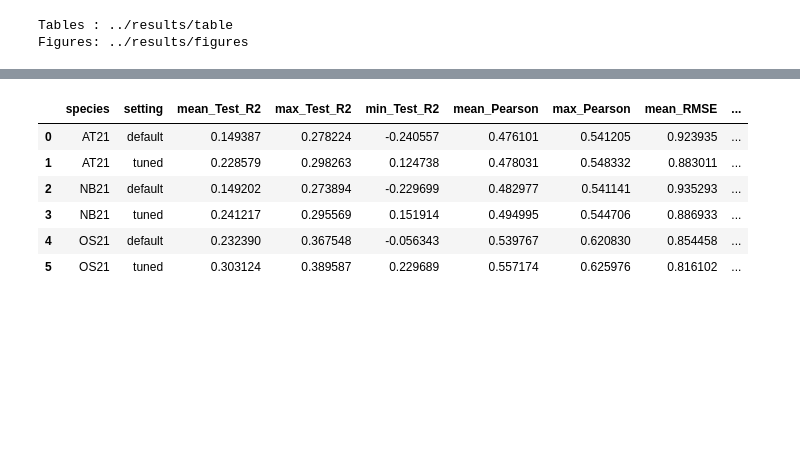
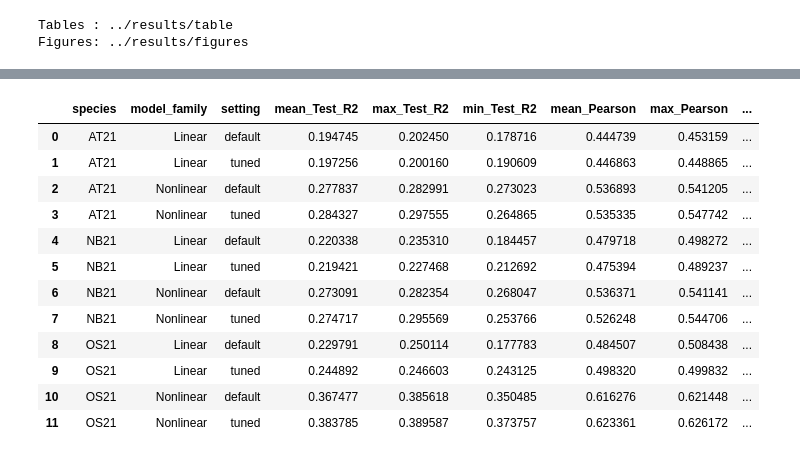
Before and after one commit to ih-11/regression, a Jupyter notebook: notebooks/benchmark_plot.ipynb, the cells around one changed output, grey strips where cells are left out. Saved outputs shown, nothing was run; the diff lists cells and outputs as text; code cells hidden in the pictures; blank space fills up the shorter version.

```diff
--- a/notebooks/benchmark_plot.ipynb
+++ b/notebooks/benchmark_plot.ipynb
@@ -565,36 +533,46 @@ display(
 # %%
 # ============================================
 # Benchmark summary statistics
 # ============================================
 
 summary_df = (
     benchmark_results_df
     .groupby(
-        ["species", "setting"],
+        [
+            "species",
+            "model_family",
+            "setting",
+        ],
         observed=False,
     )
     .agg(
         mean_Test_R2=("Test_R2", "mean"),
         max_Test_R2=("Test_R2", "max"),
         min_Test_R2=("Test_R2", "min"),
 
         mean_Pearson=("Test_Pearson_r", "mean"),
         max_Pearson=("Test_Pearson_r", "max"),
 
         mean_RMSE=("Test_RMSE", "mean"),
         mean_MAE=("Test_MAE", "mean"),
     )
     .reset_index()
 )
 
 display(summary_df)
 # %% [output]
-|  | species | setting | mean_Test_R2 | max_Test_R2 | min_Test_R2 | mean_Pearson | max_Pearson | mean_RMSE | ... |
-| 0 | AT21 | default | 0.149387 | 0.278224 | -0.240557 | 0.476101 | 0.541205 | 0.923935 | ... |
-| 1 | AT21 | tuned | 0.228579 | 0.298263 | 0.124738 | 0.478031 | 0.548332 | 0.883011 | ... |
-| 2 | NB21 | default | 0.149202 | 0.273894 | -0.229699 | 0.482977 | 0.541141 | 0.935293 | ... |
-| 3 | NB21 | tuned | 0.241217 | 0.295569 | 0.151914 | 0.494995 | 0.544706 | 0.886933 | ... |
-| 4 | OS21 | default | 0.232390 | 0.367548 | -0.056343 | 0.539767 | 0.620830 | 0.854458 | ... |
-| 5 | OS21 | tuned | 0.303124 | 0.389587 | 0.229689 | 0.557174 | 0.625976 | 0.816102 | ... |
+|  | species | model_family | setting | mean_Test_R2 | max_Test_R2 | min_Test_R2 | mean_Pearson | max_Pearson | ... |
+| 0 | AT21 | Linear | default | 0.194745 | 0.202450 | 0.178716 | 0.444739 | 0.453159 | ... |
+| 1 | AT21 | Linear | tuned | 0.197256 | 0.200160 | 0.190609 | 0.446863 | 0.448865 | ... |
+| 2 | AT21 | Nonlinear | default | 0.277837 | 0.282991 | 0.273023 | 0.536893 | 0.541205 | ... |
+| 3 | AT21 | Nonlinear | tuned | 0.284327 | 0.297555 | 0.264865 | 0.535335 | 0.547742 | ... |
+| 4 | NB21 | Linear | default | 0.220338 | 0.235310 | 0.184457 | 0.479718 | 0.498272 | ... |
+| 5 | NB21 | Linear | tuned | 0.219421 | 0.227468 | 0.212692 | 0.475394 | 0.489237 | ... |
+| 6 | NB21 | Nonlinear | default | 0.273091 | 0.282354 | 0.268047 | 0.536371 | 0.541141 | ... |
+| 7 | NB21 | Nonlinear | tuned | 0.274717 | 0.295569 | 0.253766 | 0.526248 | 0.544706 | ... |
+| 8 | OS21 | Linear | default | 0.229791 | 0.250114 | 0.177783 | 0.484507 | 0.508438 | ... |
+| 9 | OS21 | Linear | tuned | 0.244892 | 0.246603 | 0.243125 | 0.498320 | 0.499832 | ... |
+| 10 | OS21 | Nonlinear | default | 0.367477 | 0.385618 | 0.350485 | 0.616276 | 0.621448 | ... |
+| 11 | OS21 | Nonlinear | tuned | 0.383785 | 0.389587 | 0.373757 | 0.623361 | 0.626172 | ... |
 # %%
 # ============================================
```
Also changed, not shown: parts of 8 cells of this notebook, 1 other file.
